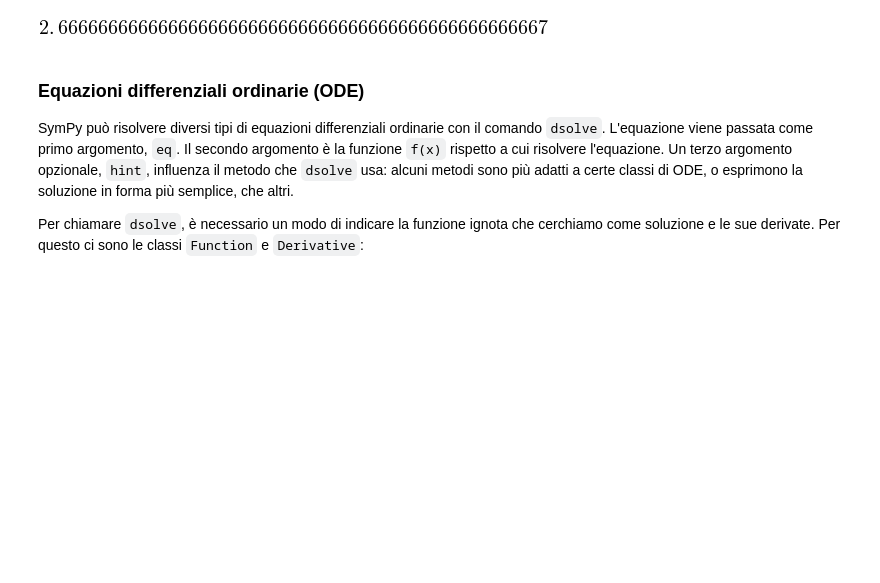
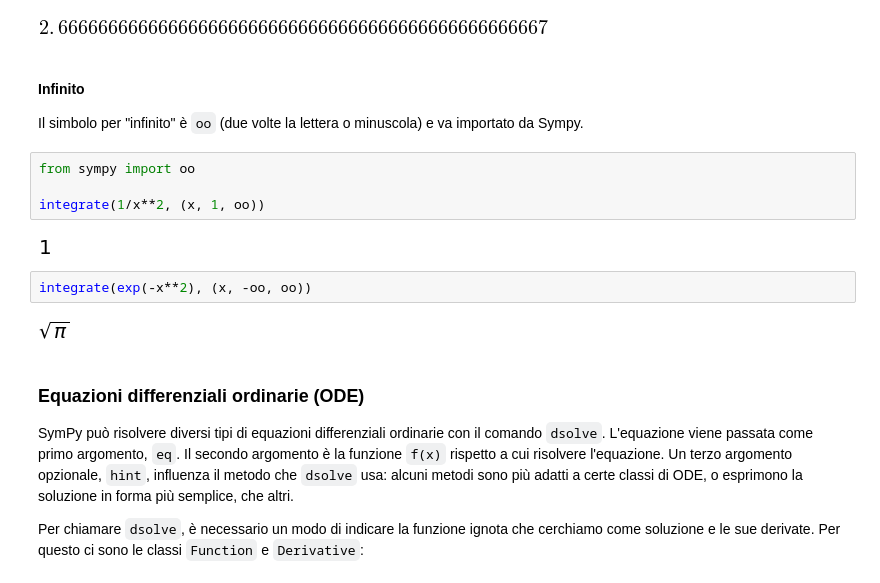
Before and after one commit to mainaezio/TIF2019_Introduction_to_Python, a Jupyter notebook: ipynb/07_calcolo_simbolico.ipynb, the cells around one changed output. Saved outputs shown, nothing was run; the diff lists cells and outputs as text; blank space fills up the shorter version.

```diff
--- a/ipynb/07_calcolo_simbolico.ipynb
+++ b/ipynb/07_calcolo_simbolico.ipynb
@@ -267,6 +266,20 @@ result_rational.evalf()
 result_rational.evalf(50)
 # %% [output]
 [figure]
+# %% [markdown]
+#### Infinito
+
+Il simbolo per "infinito" è `oo` (due volte la lettera o minuscola) e va importato da Sympy.
+# %%
+from sympy import oo
+
+integrate(1/x**2, (x, 1, oo))
+# %% [output]
+[figure, added]
+# %%
+integrate(exp(-x**2), (x, -oo, oo))
+# %% [output]
+[figure, added]
 # %% [markdown]
 ### Equazioni  differenziali ordinarie (ODE)
 
```
Also changed, not shown: parts of 5 cells of this notebook, 4 other files.
